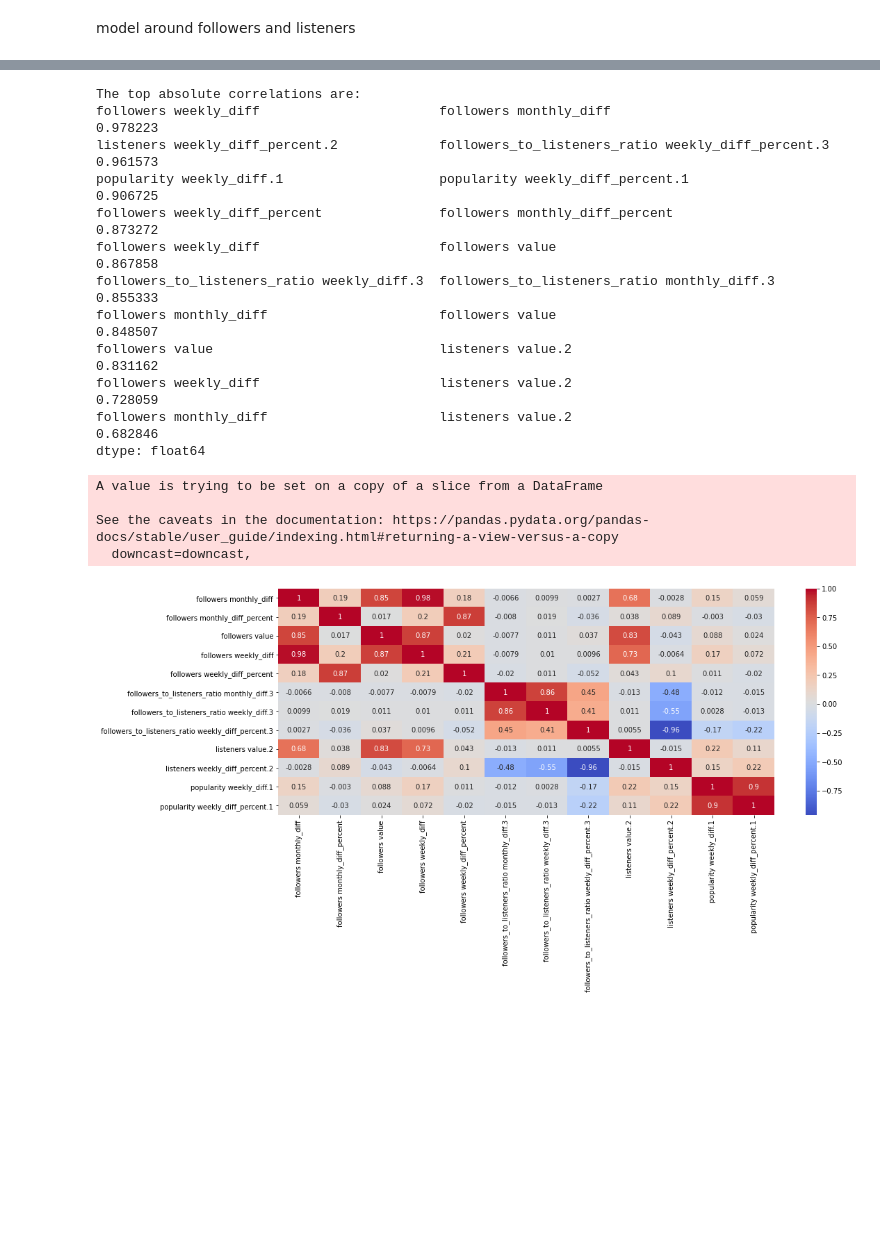
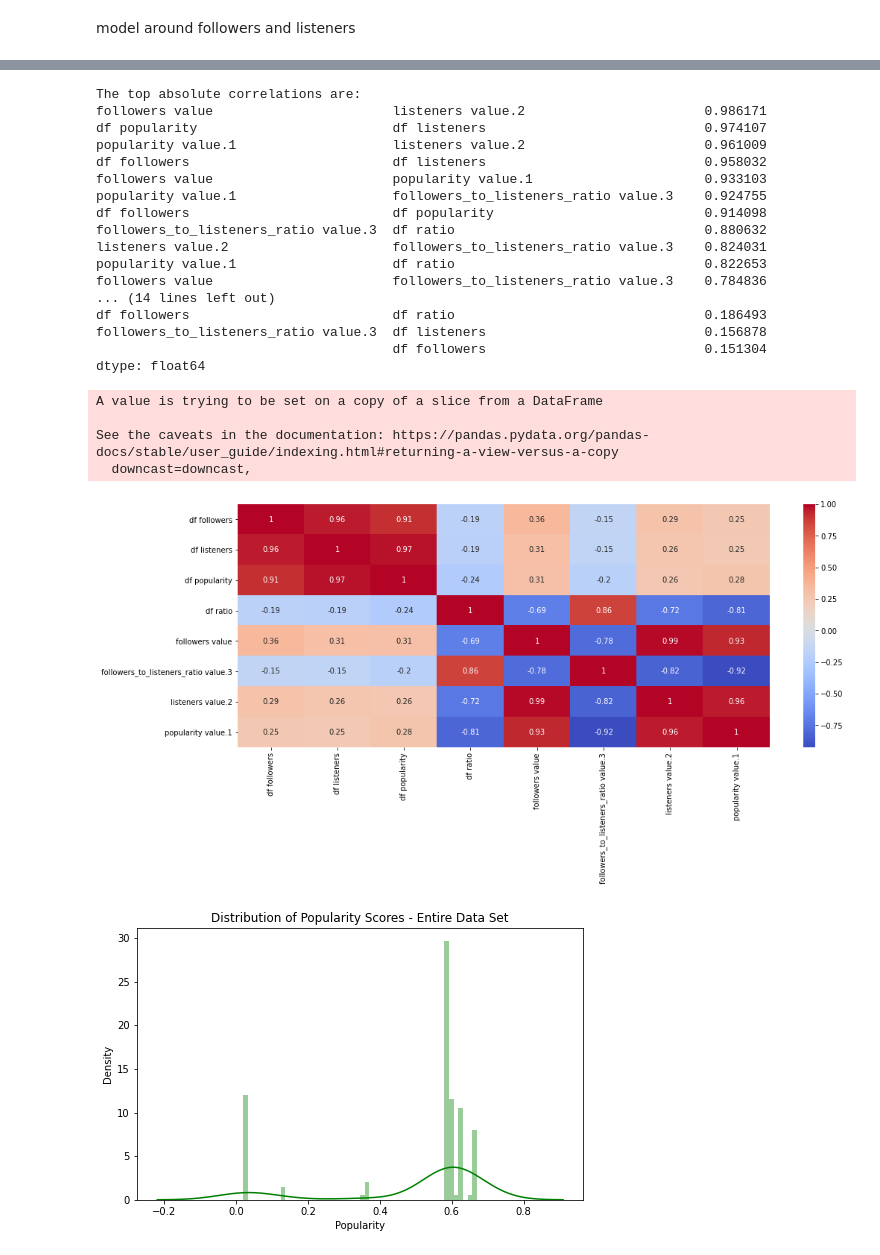
Before and after one commit to Tony363/Chartmetric_Analysis, a Jupyter notebook: Chartmetric_DataConsolidation.ipynb, the cells around one changed output, grey strips where cells are left out. Drawn from its saved outputs; the diff is of its cells as text; code cells hidden in the pictures; blank space fills up the shorter version.

```diff
--- a/Chartmetric_DataConsolidation.ipynb
+++ b/Chartmetric_DataConsolidation.ipynb
@@ -409,11 +494,11 @@ model around followers and listeners
 # %%
-    # data clean
-    df = load_data()
-    set_view_options(max_cols=50, max_rows=50, max_colwidth=40, dis_width=250)
-    duplicated = True in df.columns.duplicated()
-    print(f"duplicate columns: {duplicated}")
-    df = rename_columns(df)
-    df = group_time(df)
-    df
+# data clean
+df = load_data()
+set_view_options(max_cols=50, max_rows=50, max_colwidth=40, dis_width=250)
+duplicated = True in df.columns.duplicated()
+print(f"duplicate columns: {duplicated}\n")
+df = rename_columns(df)
+df.fillna(df.mean(),inplace=True)
+grp,grp_std,grp_norm,grp_stdnorm = group_time(df)
 # %% [output]
 duplicate columns: False
@@ -475,25 +552,34 @@ memory usage: 5.0+ MB
 # %%
 # Data prep
-au_corr = get_top_abs_correlations(df, 10)
-train_cols = np.unique(np.asarray([au_corr.index])[0].flatten())
-dtrain = df[train_cols]
+au_corr = get_top_abs_correlations(grp, 50)
+train_cols = np.unique((np.asarray([(index[0],index[1]) for index in au_corr.index])).flatten())
+dtrain = grp[train_cols]
 dtrain.fillna(dtrain.mean(),inplace=True)
 plot_heatmap(dtrain)
+plot_pop_dist(dtrain)
+undersample_plot(dtrain)
+plot_univ_dists(dtrain, 70)
 # %% [output]
 The top absolute correlations are:
-followers weekly_diff                       followers monthly_diff                                0.978223
-listeners weekly_diff_percent.2             followers_to_listeners_ratio weekly_diff_percent.3    0.961573
-popularity weekly_diff.1                    popularity weekly_diff_percent.1                      0.906725
-followers weekly_diff_percent               followers monthly_diff_percent                        0.873272
-followers weekly_diff                       followers value                                       0.867858
-followers_to_listeners_ratio weekly_diff.3  followers_to_listeners_ratio monthly_diff.3           0.855333
-followers monthly_diff                      followers value                                       0.848507
-followers value                             listeners value.2                                     0.831162
-followers weekly_diff                       listeners value.2                                     0.728059
-followers monthly_diff                      listeners value.2                                     0.682846
+followers value                       listeners value.2                       0.986171
+df popularity                         df listeners                            0.974107
+popularity value.1                    listeners value.2                       0.961009
+df followers                          df listeners                            0.958032
+followers value                       popularity value.1                      0.933103
+popularity value.1                    followers_to_listeners_ratio value.3    0.924755
+df followers                          df popularity                           0.914098
+followers_to_listeners_ratio value.3  df ratio                                0.880632
+listeners value.2                     followers_to_listeners_ratio value.3    0.824031
+popularity value.1                    df ratio                                0.822653
+followers value                       followers_to_listeners_ratio value.3    0.784836
+... (14 lines left out)
+df followers                          df ratio                                0.186493
+followers_to_listeners_ratio value.3  df listeners                            0.156878
+                                      df followers                            0.151304
 dtype: float64
 A value is trying to be set on a copy of a slice from a DataFrame
 
 See the caveats in the documentation: https://pandas.pydata.org/pandas-docs/stable/user_guide/indexing.html#returning-a-view-versus-a-copy
   downcast=downcast,
-[figure, old version]
+[figure, new version]
+[figure, added]
```
Also changed, not shown: parts of 9 cells of this notebook.
